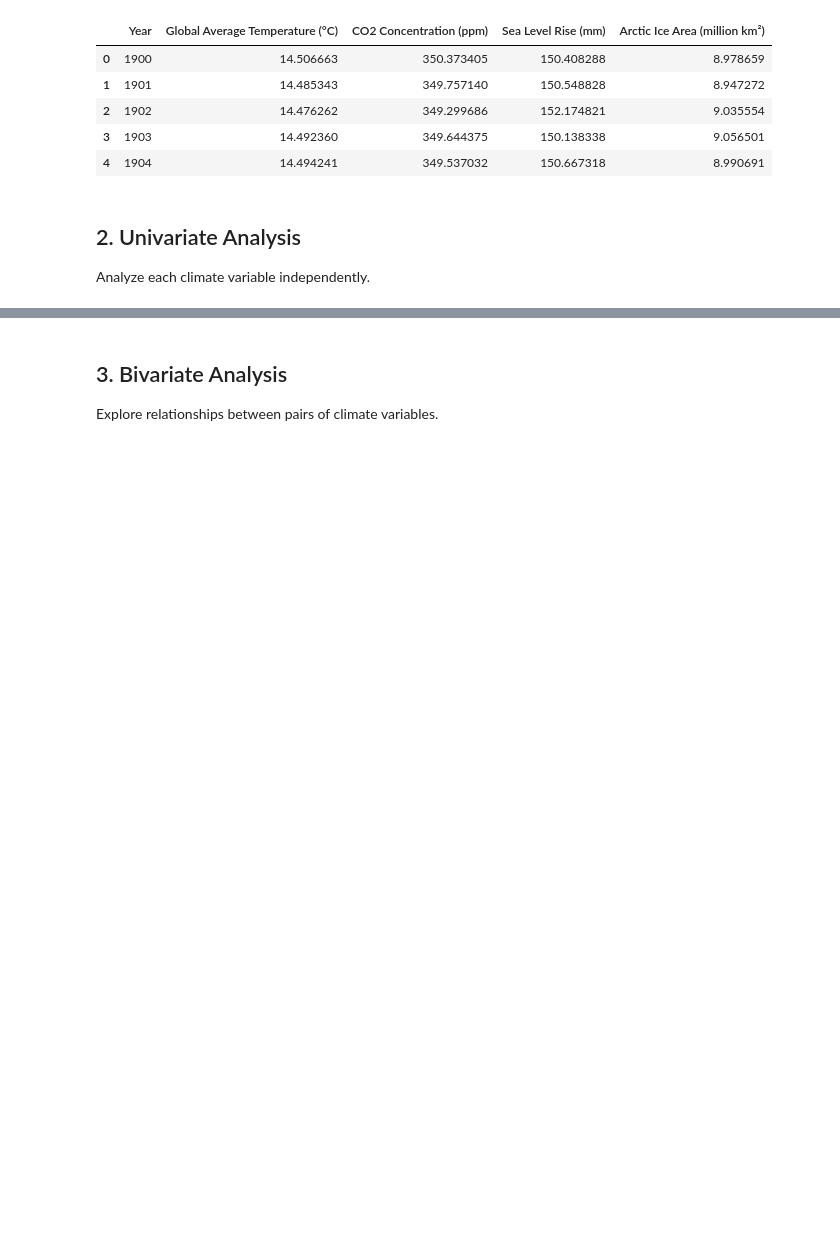
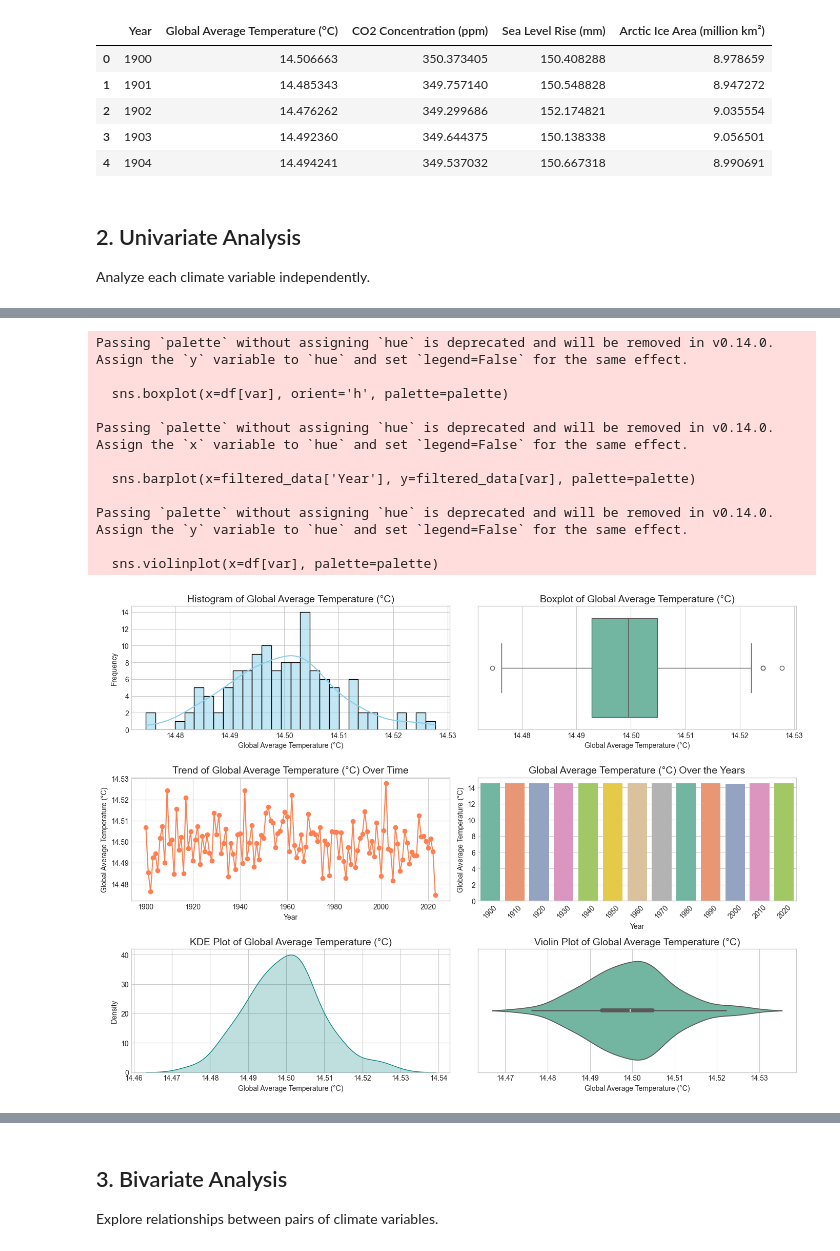
Before and after one commit to Omdena-NIC-Nepal/complete-eda-assignment-group-c-coding-mafia, a Jupyter notebook: climate_eda.ipynb, the cells around one changed output, grey strips where cells are left out. Cells and saved outputs as stored; diff of their text form; code cells hidden in the pictures; blank space fills up the shorter version.

```diff
--- a/climate_eda.ipynb
+++ b/climate_eda.ipynb
@@ -120,0 +80,66 @@ max             152.671944                       9.101611
+# %%
+# TODO: Perform univariate analysis for each climate variable
+# Include descriptive statistics and appropriate visualizations
+# Your code here
+# Descriptive statistics for each variable
+# Function to create the Histplot, Box plot, Line plot, Bar charts, KDE plots, and Violin Plot
+def univariate_analysis(df):
+    palette = "Set2"  # Set color palette for plots
+
+    for var in df.columns:
+        if var != 'Year':
+            print(f"Univariate Analysis for {var}\n")
+            print(df[var].describe(), "\n\nCreating plots...\n")
+
+            plt.figure(figsize=(14, 10))  # Adjust figure size
+
+            # 1. Histogram
+            plt.subplot(3, 2, 1)
+            sns.histplot(data=df, x=var, kde=True, bins=30, edgecolor='black', color='skyblue')
+            plt.title(f"Histogram of {var}", fontsize=14)
+            plt.xlabel(var)
+            plt.ylabel('Frequency')
+
+            # 2. Box Plot
+            plt.subplot(3, 2, 2)
+            sns.boxplot(x=df[var], orient='h', palette=palette)
+            plt.title(f"Boxplot of {var}", fontsize=14)
+            plt.xlabel(var)
+
+            # 3. Line Plot (Trend over Time)
+            plt.subplot(3, 2, 3)
+            plt.plot(df['Year'], df[var], marker='o', linestyle='-', color='coral')
+            plt.title(f'Trend of {var} Over Time', fontsize=14)
+            plt.xlabel('Year')
+            plt.ylabel(var)
+            plt.grid(True)
+
+            # 4. Bar Chart (Every 10 Years)
+            plt.subplot(3, 2, 4)
+            filtered_data = df[df['Year'] % 10 == 0]  # Select every 10th year
+            sns.barplot(x=filtered_data['Year'], y=filtered_data[var], palette=palette)
+            plt.title(f'{var} Over the Years', fontsize=14)
+            plt.xlabel('Year')
+            plt.ylabel(var)
+            plt.xticks(rotation=45)
+
+            # 5. KDE Plot (Density Estimation)
+            plt.subplot(3, 2, 5)
+            sns.kdeplot(df[var], fill=True, color='teal')
+            plt.title(f'KDE Plot of {var}', fontsize=14)
+            plt.xlabel(var)
+            plt.ylabel('Density')
+
+            # 6. Violin Plot (Better for Distribution Analysis)
+            plt.subplot(3, 2, 6)
+            sns.violinplot(x=df[var], palette=palette)
+            plt.title(f'Violin Plot of {var}', fontsize=14)
+            plt.xlabel(var)
+
+            # Adjust layout and display all subplots together
+            plt.tight_layout()
+            plt.show()
+
+# Call the function with df_yearly
+univariate_analysis(df_years)
+# %% [output]
@@ -120,0 +159,12 @@ max             152.671944                       9.101611
+Passing `palette` without assigning `hue` is deprecated and will be removed in v0.14.0. Assign the `y` variable to `hue` and set `legend=False` for the same effect.
+
+  sns.boxplot(x=df[var], orient='h', palette=palette)
+
+Passing `palette` without assigning `hue` is deprecated and will be removed in v0.14.0. Assign the `x` variable to `hue` and set `legend=False` for the same effect.
+
+  sns.barplot(x=filtered_data['Year'], y=filtered_data[var], palette=palette)
+
+Passing `palette` without assigning `hue` is deprecated and will be removed in v0.14.0. Assign the `y` variable to `hue` and set `legend=False` for the same effect.
+
+  sns.violinplot(x=df[var], palette=palette)
+[figure, added]
```
Also changed, not shown: parts of 7 cells of this notebook, 4 other files.
